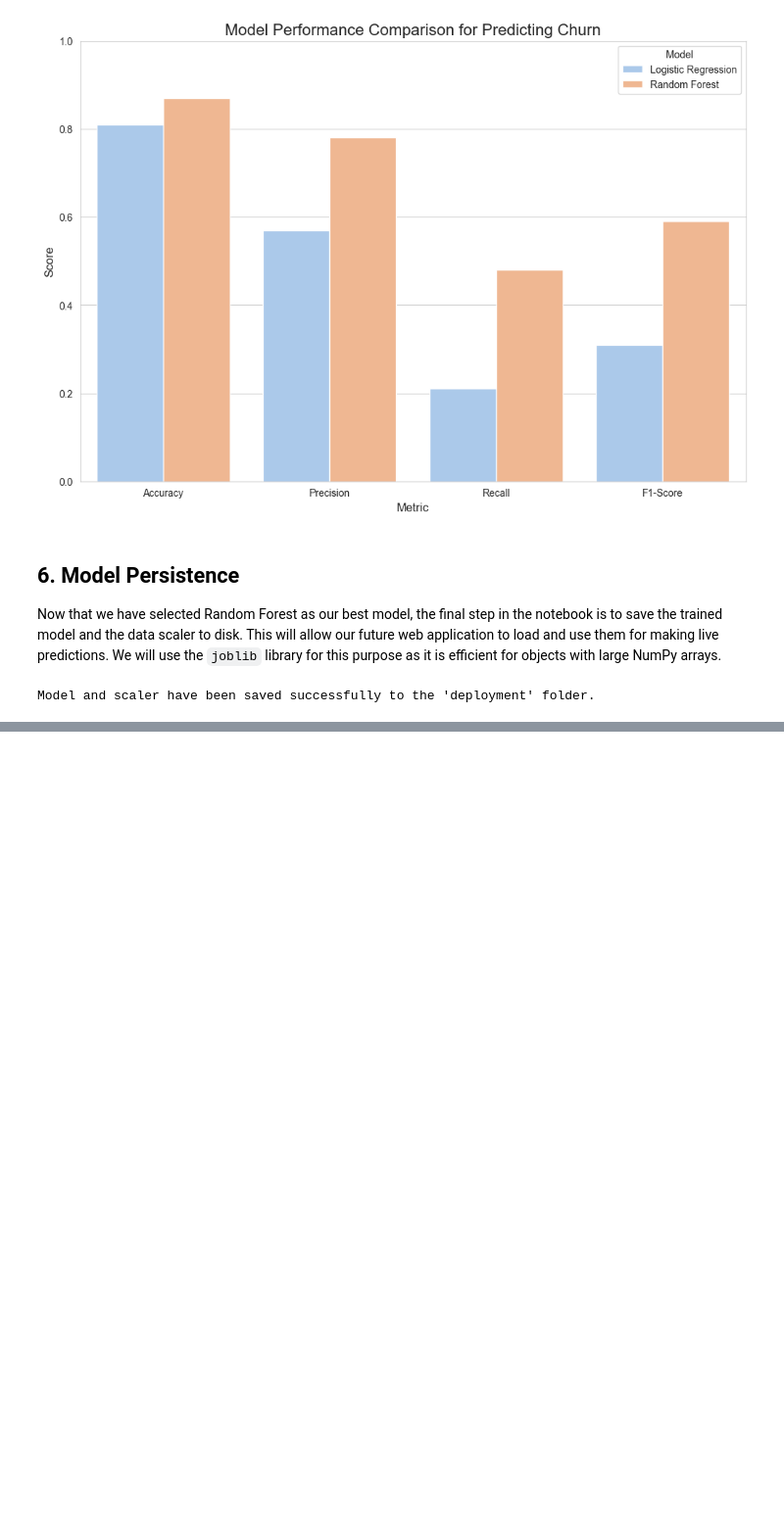
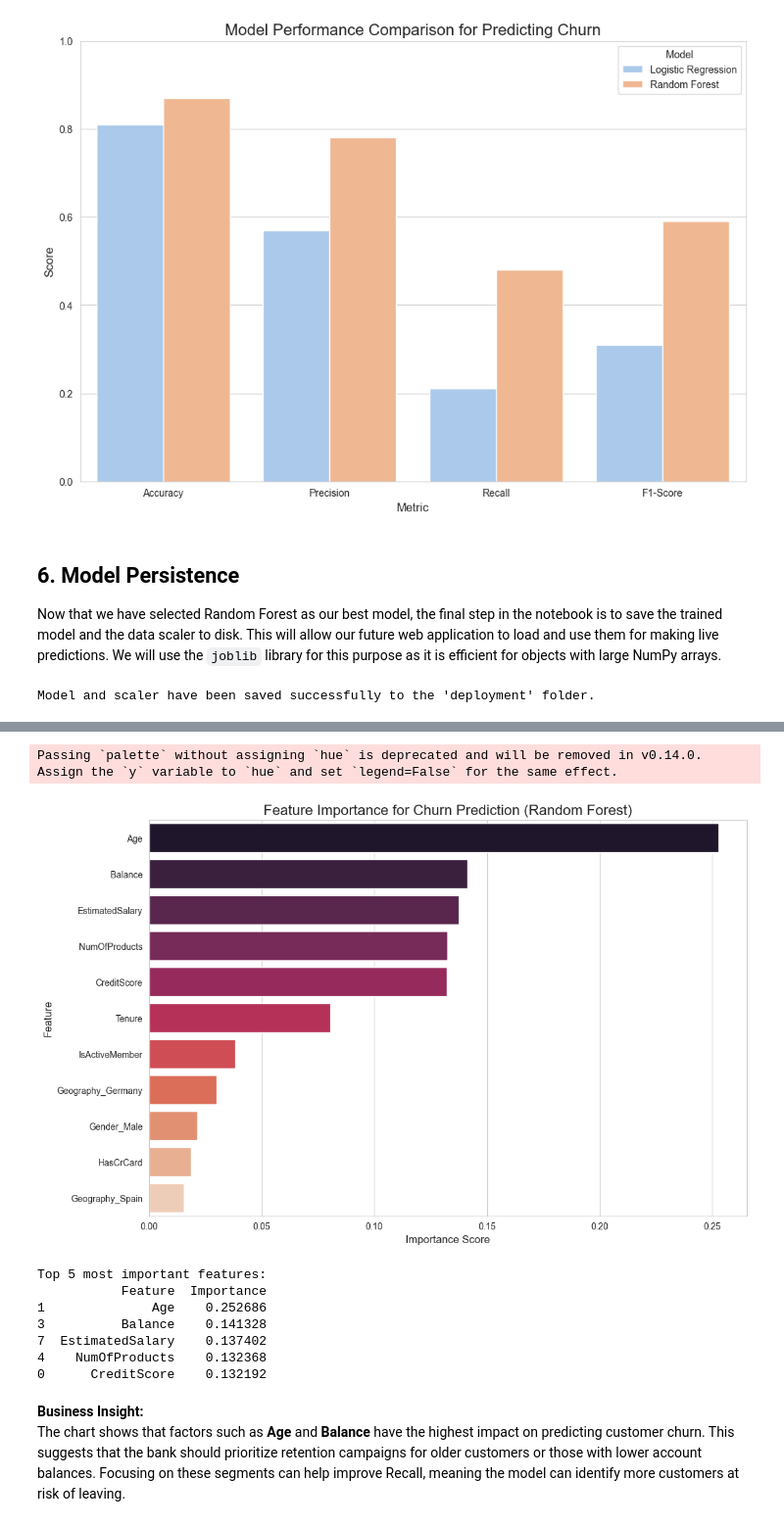
Before and after one commit to phucndq05/bank-churn-prediction, a Jupyter notebook: bank_churn_analysis.ipynb, the cells around one changed output, grey strips where cells are left out. Shown at 98% size. Drawn from its saved outputs; the diff is of its cells as text; code cells hidden in the pictures; blank space fills up the shorter version.

Commit message:
Add Feature Importance Analysis to understand which customer attributes are the most influential in predicting churn.

```diff
--- a/bank_churn_analysis.ipynb
+++ b/bank_churn_analysis.ipynb
@@ -435,0 +440,39 @@ Model and scaler have been saved successfully to the 'deployment' folder.
+# %%
+# --- FEATURE IMPORTANCE ANALYSIS ---
+
+# Get feature importances from the trained Random Forest model
+importances = rf_model.feature_importances_
+
+# Get the feature names from the 'X' DataFrame (before scaling)
+feature_names = X.columns
+
+# Create a DataFrame for easier visualization
+feature_importance_df = pd.DataFrame({'Feature': feature_names, 'Importance': importances})
+
+# Sort the features by importance in descending order
+feature_importance_df = feature_importance_df.sort_values(by='Importance', ascending=False)
+
+# Plot the feature importances
+plt.figure(figsize=(12, 8))
+sns.barplot(x='Importance', y='Feature', data=feature_importance_df, palette='rocket')
+plt.title('Feature Importance for Churn Prediction (Random Forest)', fontsize=16)
+plt.xlabel('Importance Score', fontsize=12)
+plt.ylabel('Feature', fontsize=12)
+plt.show()
+
+# Print the top features
+print("\nTop 5 most important features:")
+print(feature_importance_df.head(5))
+# %% [output]
+Passing `palette` without assigning `hue` is deprecated and will be removed in v0.14.0. Assign the `y` variable to `hue` and set `legend=False` for the same effect.
+[figure, added]
+Top 5 most important features:
+           Feature  Importance
+1              Age    0.252686
+3          Balance    0.141328
+7  EstimatedSalary    0.137402
+4    NumOfProducts    0.132368
+0      CreditScore    0.132192
+# %% [markdown]
+**Business Insight:**
+The chart shows that factors such as **Age** and **Balance** have the highest impact on predicting customer churn. This suggests that the bank should prioritize retention campaigns for older customers or those with lower account balances. Focusing on these segments can help improve Recall, meaning the model can identify more customers at risk of leaving.
```
Also changed, not shown: parts of 1 cell of this notebook.
